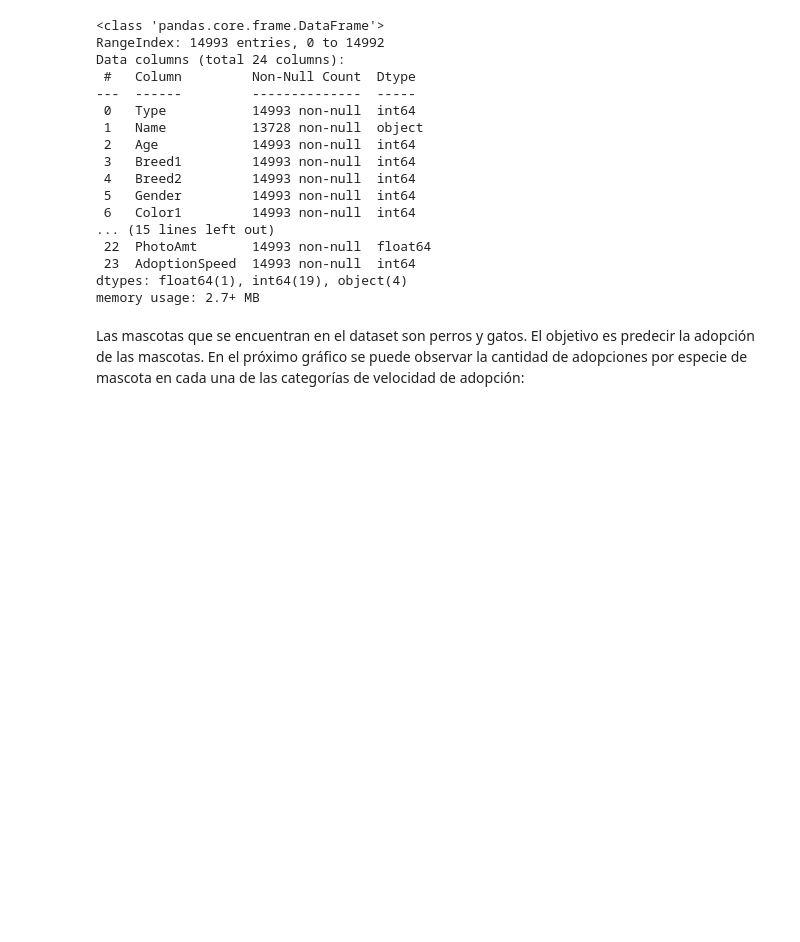
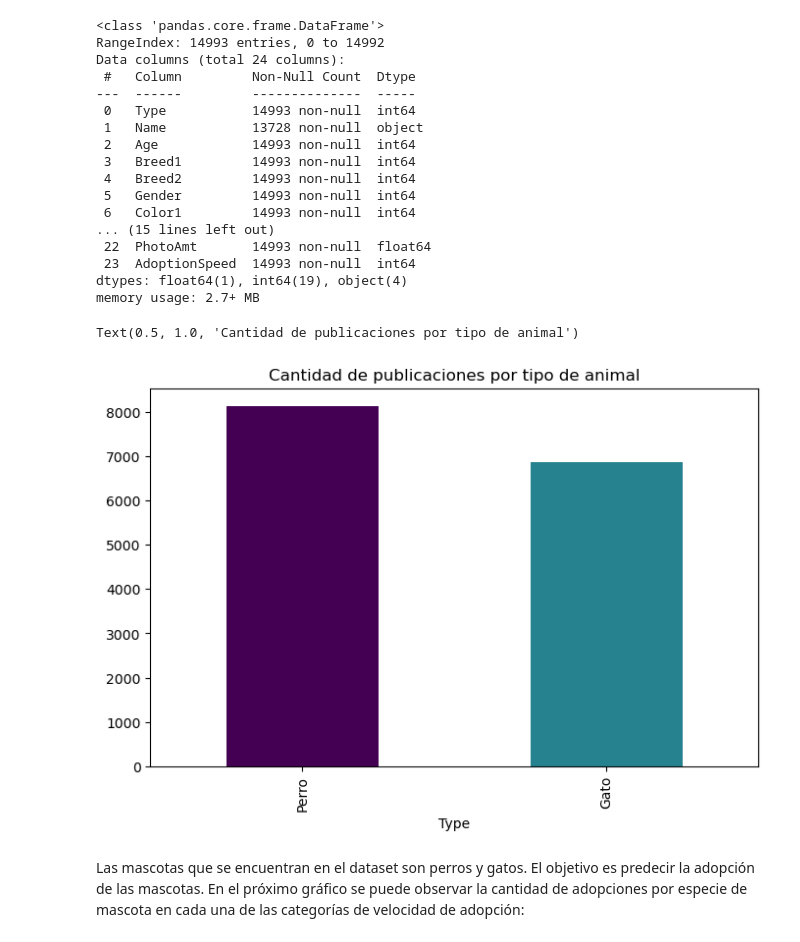
Before and after one commit to AdrianDVnqn/UA_MDM_Labo2_Grupo12, a Jupyter notebook: notebooks/EDA.ipynb, the cells around one changed output. Drawn from its saved outputs; the diff is of its cells as text; code cells hidden in the pictures; blank space fills up the shorter version.

```diff
--- a/notebooks/EDA.ipynb
+++ b/notebooks/EDA.ipynb
@@ -55,6 +55,13 @@ Data columns (total 24 columns):
  23  AdoptionSpeed  14993 non-null  int64
 dtypes: float64(1), int64(19), object(4)
 memory usage: 2.7+ MB
+# %%
+dataset.groupby('Type').size().plot(kind='bar', color=['#440154', '#26828e'], figsize=(8, 5))
+plt.xticks(ticks=[0, 1], labels=['Perro', 'Gato'])
+plt.title('Cantidad de publicaciones por tipo de animal')
+# %% [output]
+Text(0.5, 1.0, 'Cantidad de publicaciones por tipo de animal')
+[figure, added]
 # %% [markdown]
 Las mascotas que se encuentran en el dataset son perros y gatos. El objetivo es predecir la adopción de las mascotas.
 En el próximo gráfico se puede observar la cantidad de adopciones por especie de mascota en cada una de las categorías de velocidad de adopción:
```
Also changed, not shown: parts of 13 cells of this notebook.
